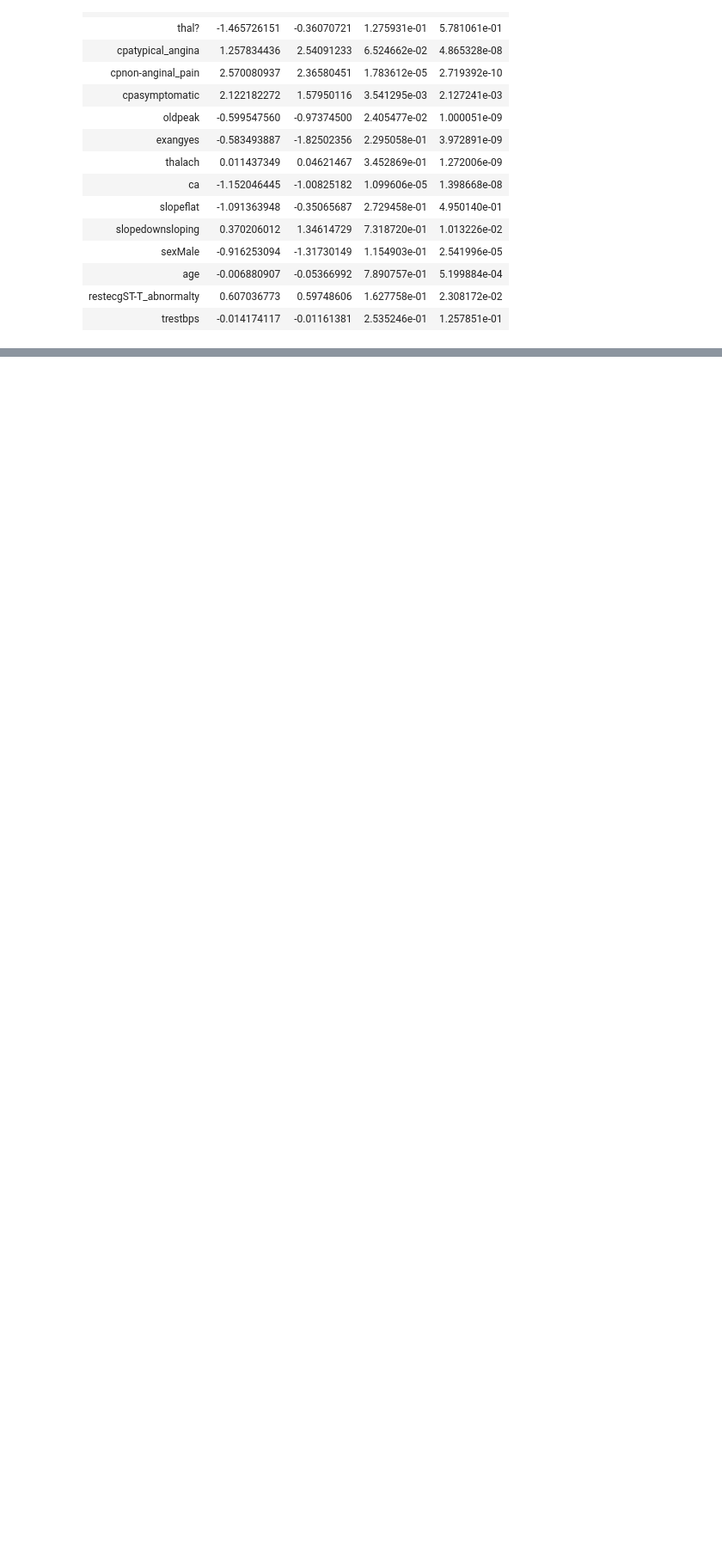
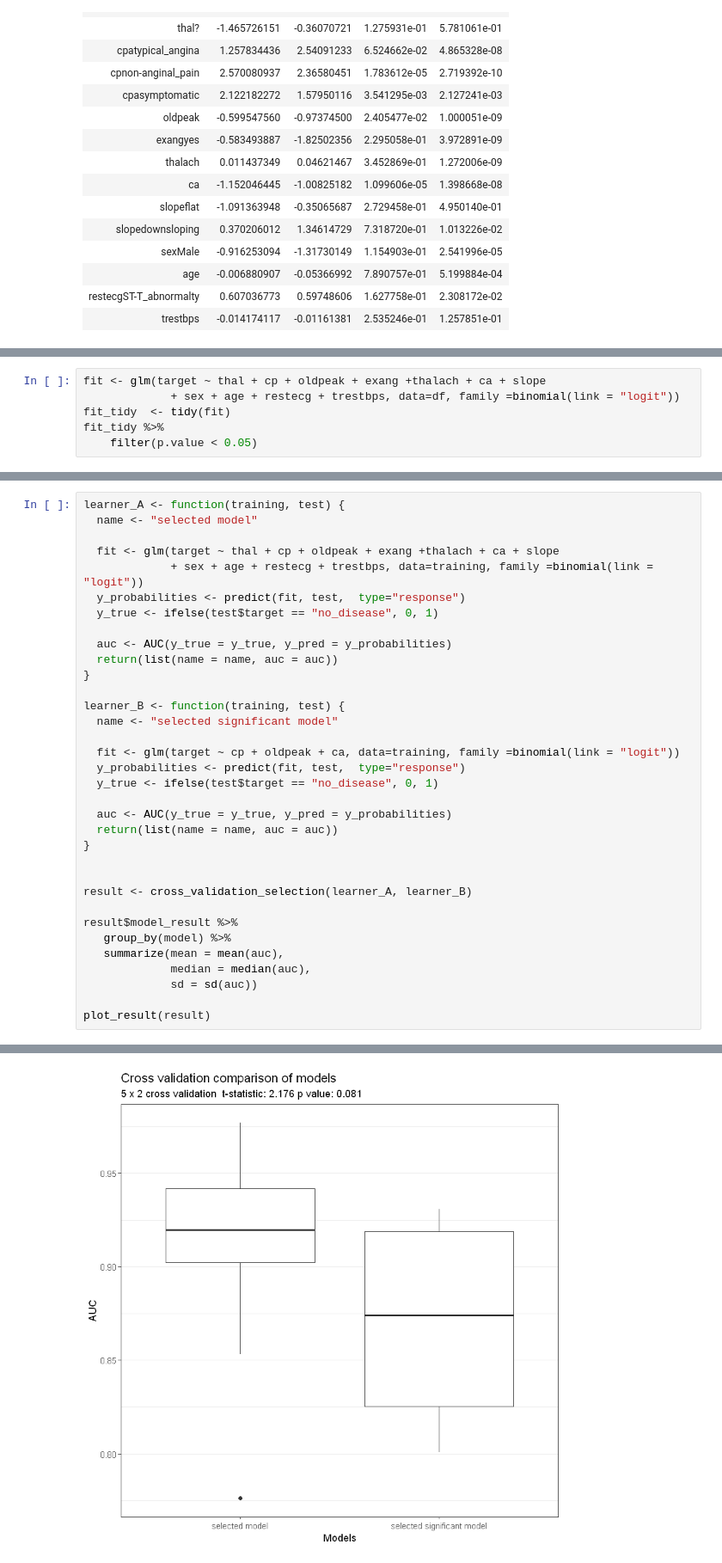
Before and after one commit to felix-ha/heartdisease_uciml, a Jupyter notebook: Model_Building_Hosmer.ipynb, the cells around one changed output, grey strips where cells are left out. Shown: that part at 86% size. Saved outputs shown, nothing was run; the diff lists cells and outputs as text; blank space fills up the shorter version.

Commit message:
worked on model building hosmer

```diff
--- a/Model_Building_Hosmer.ipynb
+++ b/Model_Building_Hosmer.ipynb
@@ -168,0 +171,6 @@ cols(
+# %%
+fit <- glm(target ~ thal + cp + oldpeak + exang +thalach + ca + slope
+             + sex + age + restecg + trestbps, data=df, family =binomial(link = "logit"))
+fit_tidy  <- tidy(fit)
+fit_tidy %>%
+    filter(p.value < 0.05)
@@ -168,0 +185,35 @@ cols(
+# %%
+learner_A <- function(training, test) {
+  name <- "selected model"
+
+  fit <- glm(target ~ thal + cp + oldpeak + exang +thalach + ca + slope
+             + sex + age + restecg + trestbps, data=training, family =binomial(link = "logit"))
+  y_probabilities <- predict(fit, test,  type="response")
+  y_true <- ifelse(test$target == "no_disease", 0, 1)
+
+  auc <- AUC(y_true = y_true, y_pred = y_probabilities)
+  return(list(name = name, auc = auc))
+}
+
+learner_B <- function(training, test) {
+  name <- "selected significant model"
+
+  fit <- glm(target ~ cp + oldpeak + ca, data=training, family =binomial(link = "logit"))
+  y_probabilities <- predict(fit, test,  type="response")
+  y_true <- ifelse(test$target == "no_disease", 0, 1)
+
+  auc <- AUC(y_true = y_true, y_pred = y_probabilities)
+  return(list(name = name, auc = auc))
+}
+
+
+result <- cross_validation_selection(learner_A, learner_B)
+
+result$model_result %>%
+   group_by(model) %>%
+   summarize(mean = mean(auc),
+             median = median(auc),
+             sd = sd(auc))
+
+plot_result(result)
+# %% [output]
@@ -168,0 +240 @@ cols(
+[figure, added]
```
Also changed, not shown: parts of 8 cells of this notebook.
